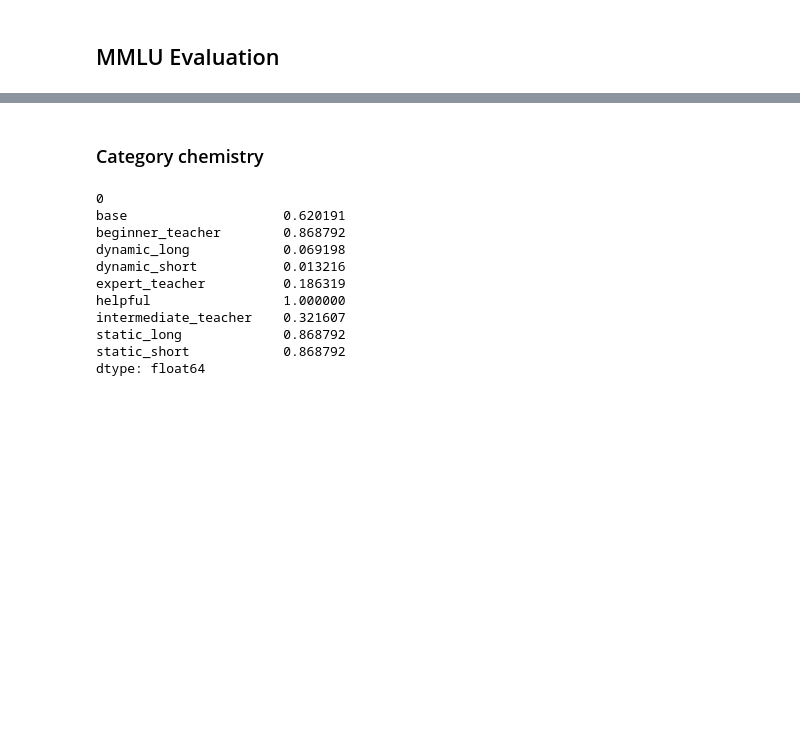
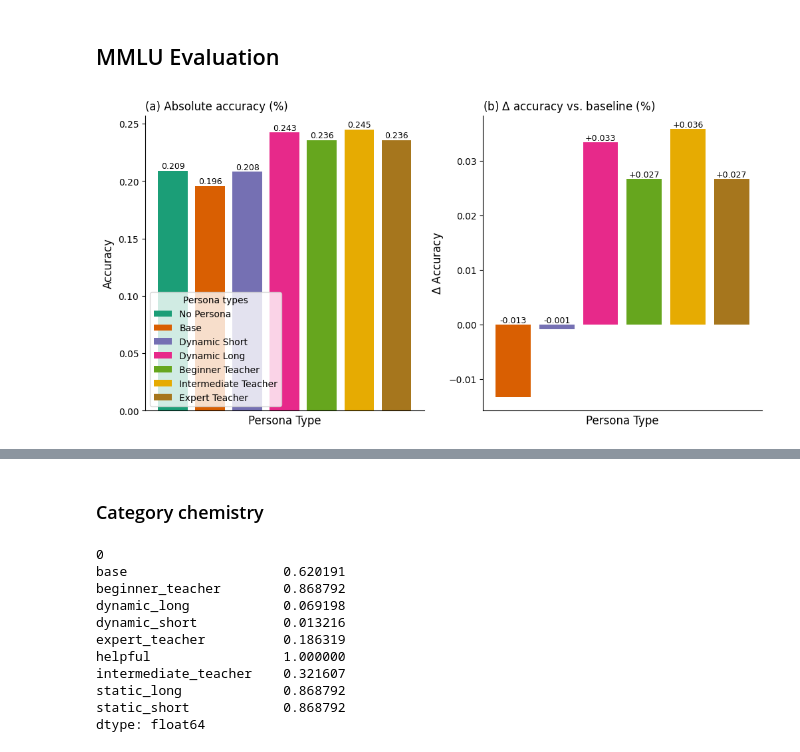
Before and after one commit to nicomu99/master-thesis, a Jupyter notebook: dataset_overview.ipynb, the cells around one changed output, grey strips where cells are left out. Drawn from its saved outputs; the diff is of its cells as text; code cells hidden in the pictures; blank space fills up the shorter version.

```diff
--- a/dataset_overview.ipynb
+++ b/dataset_overview.ipynb
@@ -73,0 +75,19 @@ gains_helpful_df = compute_accuracy_difference(accuracy_df, "helpful", ["no"])
+# %%
+# Plot with only no persona and across all categories
+absolute_accuracy = accuracy_df.mean(numeric_only=True).to_dict()
+accuracy_diffs = gains_baseline_df.mean(numeric_only=True).to_dict()
+
+fig, axes = plt.subplots(
+    nrows=1,
+    ncols=2,
+    figsize=(10, 5),
+    constrained_layout=True
+)
+
+plotting_wrapper.plot_abs_accuracy(axes[0], absolute_accuracy, title="(a) Absolute accuracy (%)")
+plotting_wrapper.plot_rel_accuracy(axes[1], accuracy_diffs, title="(b) $\Delta$ accuracy vs. baseline (%)")
+
+fig.savefig(f"plots/mmlu-pro_{dataset_path}_average", dpi=1200)
+plt.show()
+# %% [output]
+[figure, added]
```
Also changed, not shown: parts of 8 cells of this notebook, 2 other files.
